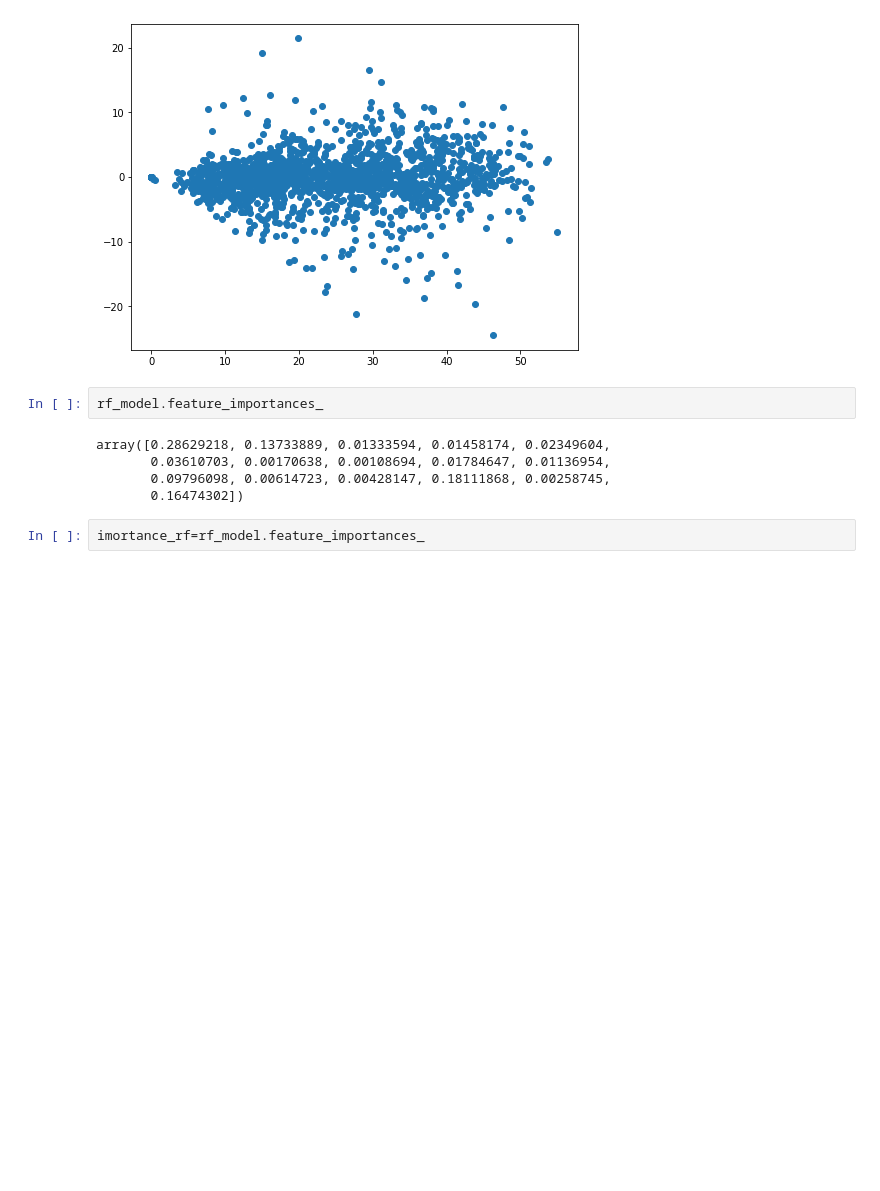
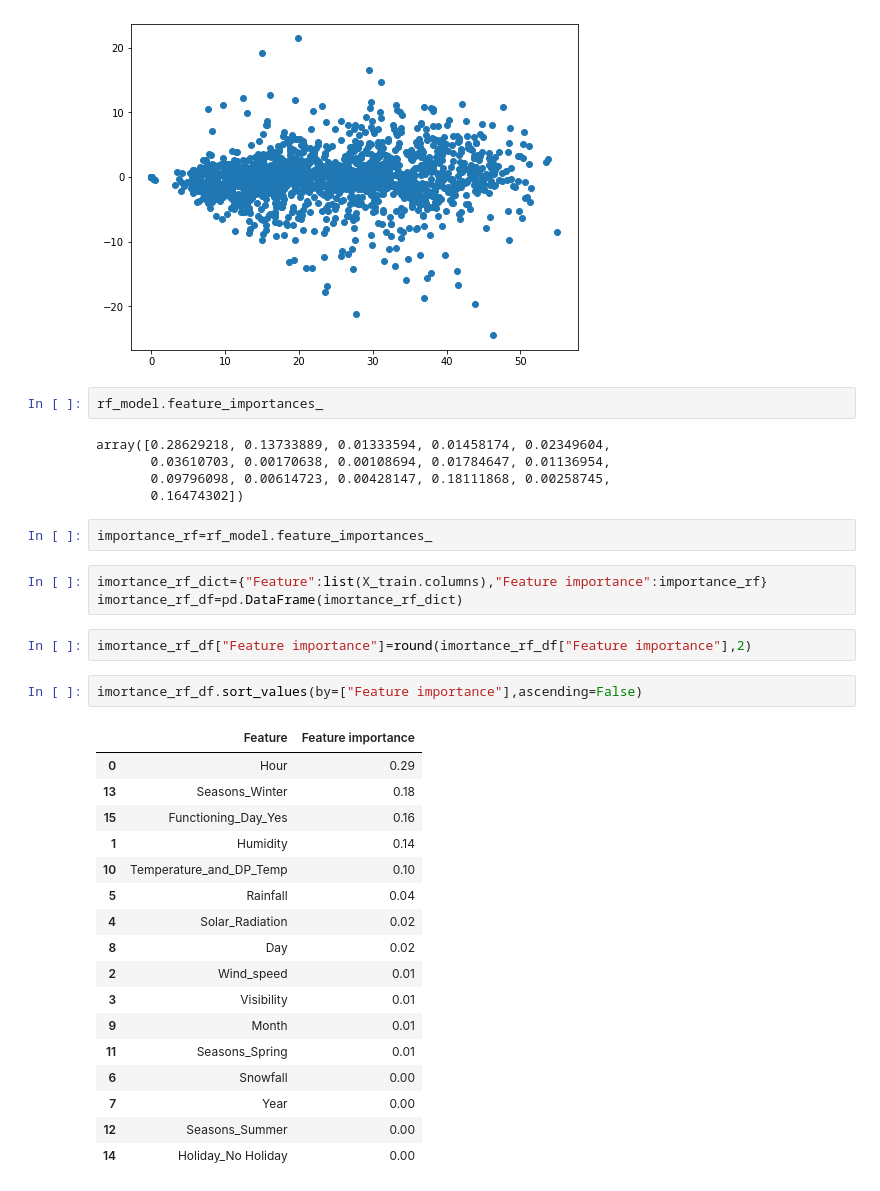
Before and after one commit to Creatrohit9/ROHIT-BHDAURIYA--Bike-Sharing-Demand-Prediction, a Jupyter notebook: ROHIT_BHADAURIYA(Proponent_Ds)_Bike_Sharing_Demand_Prediction_2_Capstone_Project.ipynb, the cells around one changed output. Saved outputs shown, nothing was run; the diff lists cells and outputs as text; blank space fills up the shorter version.

Commit message:
Commit for feature importance

```diff
--- a/ROHIT_BHADAURIYA(Proponent_Ds)_Bike_Sharing_Demand_Prediction_2_Capstone_Project.ipynb
+++ b/ROHIT_BHADAURIYA(Proponent_Ds)_Bike_Sharing_Demand_Prediction_2_Capstone_Project.ipynb
@@ -1004,4 +1004,29 @@ array([0.28629218, 0.13733889, 0.01333594, 0.01458174, 0.02349604,
        0.09796098, 0.00614723, 0.00428147, 0.18111868, 0.00258745,
        0.16474302])
 # %%
-imortance_rf=rf_model.feature_importances_
+importance_rf=rf_model.feature_importances_
+# %%
+imortance_rf_dict={"Feature":list(X_train.columns),"Feature importance":importance_rf}
+imortance_rf_df=pd.DataFrame(imortance_rf_dict)
+# %%
+imortance_rf_df["Feature importance"]=round(imortance_rf_df["Feature importance"],2)
+# %%
+imortance_rf_df.sort_values(by=["Feature importance"],ascending=False)
+# %% [output]
+|  | Feature | Feature importance |
+| 0 | Hour | 0.29 |
+| 13 | Seasons_Winter | 0.18 |
+| 15 | Functioning_Day_Yes | 0.16 |
+| 1 | Humidity | 0.14 |
+| 10 | Temperature_and_DP_Temp | 0.10 |
+| 5 | Rainfall | 0.04 |
+| 4 | Solar_Radiation | 0.02 |
+| 8 | Day | 0.02 |
+| 2 | Wind_speed | 0.01 |
+| 3 | Visibility | 0.01 |
+| 9 | Month | 0.01 |
+| 11 | Seasons_Spring | 0.01 |
+| 6 | Snowfall | 0.00 |
+| 7 | Year | 0.00 |
+| 12 | Seasons_Summer | 0.00 |
+| 14 | Holiday_No Holiday | 0.00 |
```
